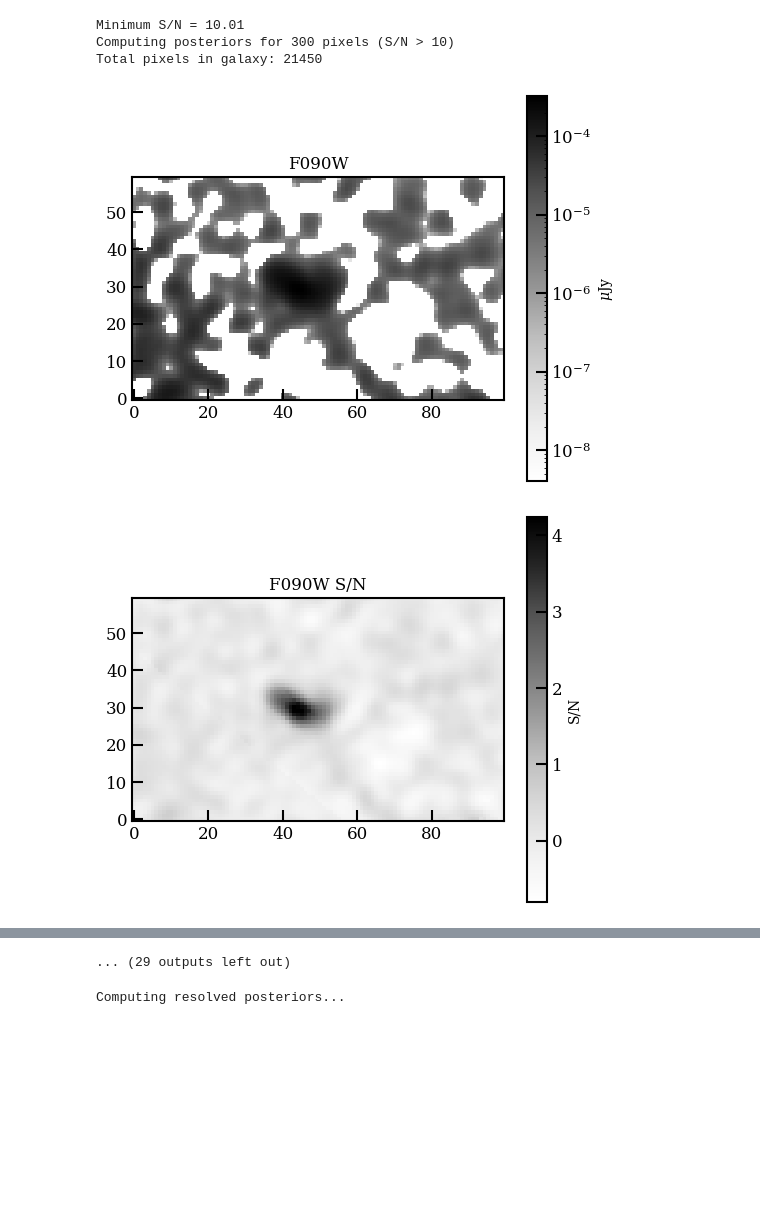
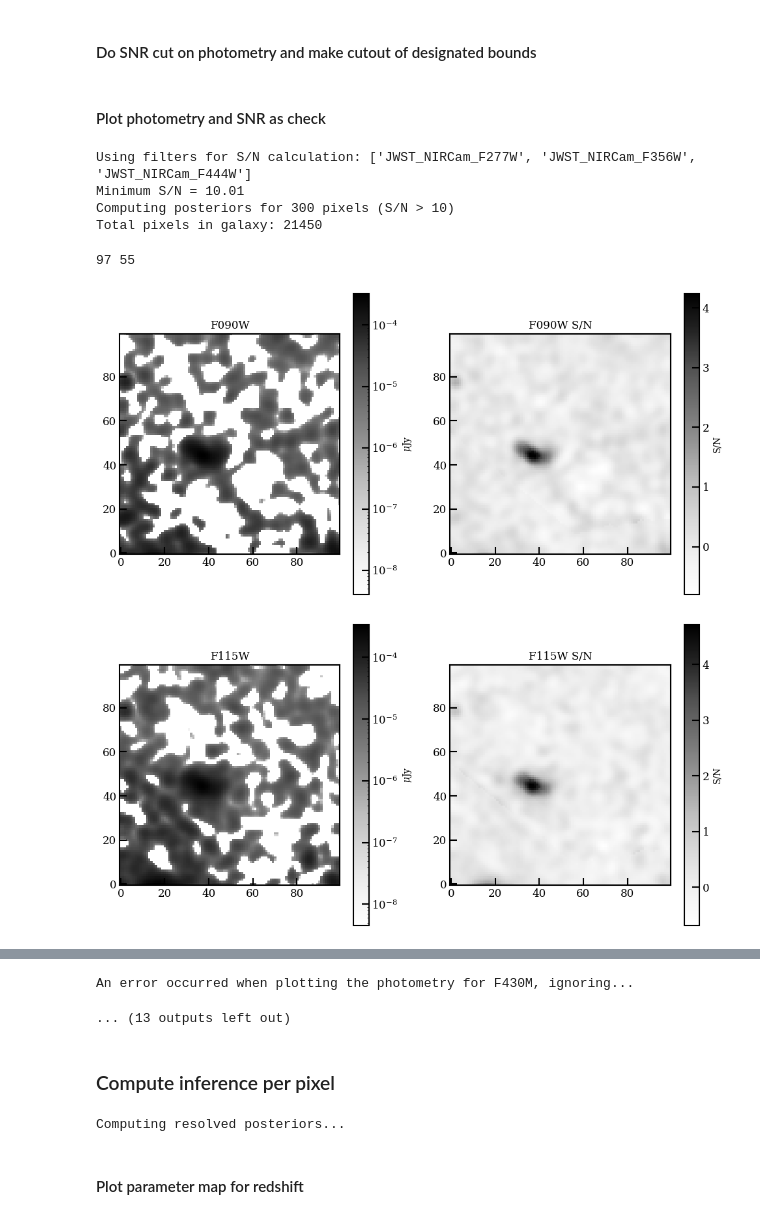
Before and after one commit to nataliacvillanueva/SBIPIX_natalia, a Jupyter notebook: sbipix_natalia_test_singlegal_inference.ipynb, the cells around one changed output, grey strips where cells are left out. Saved outputs shown, nothing was run; the diff lists cells and outputs as text; code cells hidden in the pictures; blank space fills up the shorter version.

```diff
--- a/sbipix_natalia_test_singlegal_inference.ipynb
+++ b/sbipix_natalia_test_singlegal_inference.ipynb
@@ -61,17 +75,29 @@ filters_name=[
+# %% [markdown]
+#### Do SNR cut on photometry and make cutout of designated bounds
 # %%
-def setup_arrays(phot=phot, err=err, c_array=c_array, sn_limit=10, ranges=[10794, 10684, 16249, 16054]):
-    # Calculate S/N for F277W, F356W, F444W filters
-    # Filter indices: F277W=6, F356W=8, F444W=11 (adjust if needed)
+def cut_phot(phot=phot, err=err, c_array=c_array, sn_limit=10):
+    '''
+    Do SNR cut on photometry and make cutout of designated bounds
+
+    Inputs:
+        phot: 2D array of photometry loaded before [pixels, filters]
+        err: 2D array of errors loaded before [pixels, filters]
+        c_array: array of coordinates corresponding to each pixel [pixels][y, x]
+        sn_limit: SNR lower limit for cut (default is 10)
+
+    Outputs:
+        phot_gal: 3D array of photometry cutout [filters, y, x]
+        err_gal: 3D array of errors cutout [filters, y, x]
+        c_gal: array of coordinates for the cutout (pixels x 2)
+        max_sn: mask of pixels above the SNR limit
+    '''
+
+    # Designate filters you want to calculate SNR for, and for each pixel, take the mean SNR across those filters
     filters_sn = [6, 8, 11]  # F277W, F356W, F444W
-
-    # print(f"Using filters for S/N calculation: {[hdf['metadata']['filters'][i].decode('utf-8') for i in filters_sn]}")
+    print(f"Using filters for S/N calculation: {[filters_name[i] for i in filters_sn]}")
 
     s_n = np.nanmean(phot[:, filters_sn] / err[:, filters_sn], axis=1)
-
-    # Select pixels above S/N limit
-    if sn_limit is None:
-        sn_limit = 5.0  # Default S/N limit
-
+    # SNR cut
     max_sn = np.where(s_n > sn_limit)[0]
 
     print(f'Minimum S/N = {np.nanmin(s_n[max_sn]):.2f}')
@@ -80,17 +106,22 @@ def setup_arrays(phot=phot, err=err, c_array=c_array, sn_limit=10, ranges=[10794
 
     if len(max_sn) == 0:
         print(f"ERROR: No pixels above S/N limit {sn_limit}!")
-        # return None
 
-    phot_gal = np.empty((len(phot[0]), ranges[0]-ranges[1], ranges[2]-ranges[3]))# size of cutout, store to not hardcode this #, 4500, 4500))
+    # Create cutout to store photometry, where all pixels not meeting SNR criteria are kept as NaN
+    c_gal = np.array(c_array[0])
+
+    phot_gal = np.empty((len(phot[0]), c_gal[-1][0]+1, c_gal[-1][1]+1))
     phot_gal[:] = np.nan
-    err_gal = np.empty((len(phot[0]), ranges[0]-ranges[1], ranges[2]-ranges[3]))
+    err_gal = np.empty((len(phot[0]), c_gal[-1][0]+1, c_gal[-1][1]+1))
     err_gal[:] = np.nan
 
+    # Use coordinates array to organize photometry and errors into the cutout
     c_gal = np.array(c_array[0])
     for k in range(len(c_gal)):
         phot_gal[:, c_gal[k, 0], c_gal[k, 1]] = phot[k, :]
         err_gal[:, c_gal[k, 0], c_gal[k, 1]] = err[k, :]
 
     return phot_gal, err_gal, c_gal, max_sn
+# %% [markdown]
+#### Plot photometry and SNR as check
 # %%
@@ -117,11 +172,13 @@ def plot_photerr(phot_gal=phot_gal, err_gal=err_gal, filters_name=filters_name,
 # %%
-phot_gal, err_gal, c_gal, max_sn = setup_arrays()
+phot_gal, err_gal, c_gal, max_sn = cut_phot()
 # %% [output]
+Using filters for S/N calculation: ['JWST_NIRCam_F277W', 'JWST_NIRCam_F356W', 'JWST_NIRCam_F444W']
 Minimum S/N = 10.01
 Computing posteriors for 300 pixels (S/N > 10)
 Total pixels in galaxy: 21450
 # %%
-plot_photerr()
+plot_photerr(phot_gal, err_gal)
 # %% [output]
+97 55
-[figure, old version]
+[figure, new version]
-[figure, old version]
+[figure, new version]
@@ -138,4 +193,7 @@ plot_photerr()
-... (29 outputs left out)
+An error occurred when plotting the photometry for F430M, ignoring...
+... (13 outputs left out)
+# %% [markdown]
+### Compute inference per pixel
 # %%
 print("Computing resolved posteriors...")
 p = sx.get_posteriors_resolved(
@@ -145,4 +203,6 @@ p = sx.get_posteriors_resolved(
     sigma_arr=err[max_sn[:], :])
 # %% [output]
 Computing resolved posteriors...
+# %% [markdown]
+#### Plot parameter map for redshift
 # %%
```
Also changed, not shown: parts of 14 cells of this notebook, 4 other files.
